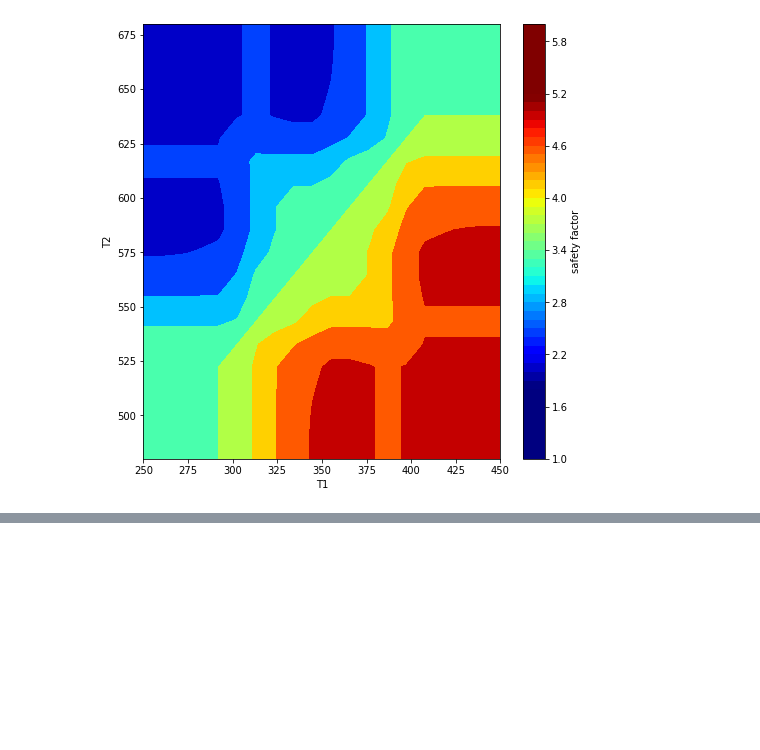
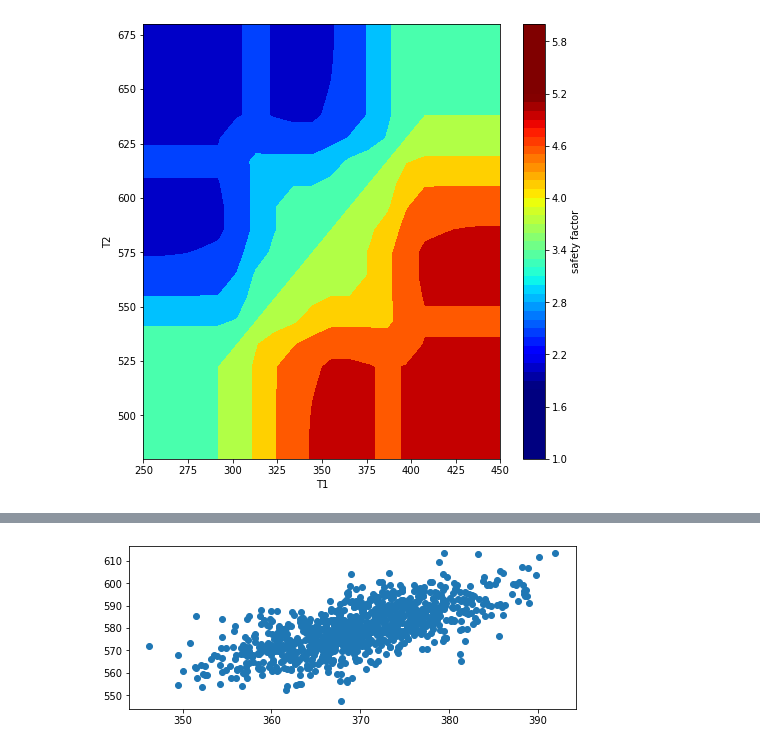
Before and after one commit to sed-group/mvmlib, a Jupyter notebook: docs/source/notebooks/TRS_example.ipynb, the cells around one changed output, grey strips where cells are left out. Saved outputs shown, nothing was run; the diff lists cells and outputs as text; code cells hidden in the pictures; blank space fills up the shorter version.

```diff
--- a/docs/source/notebooks/TRS_example.ipynb
+++ b/docs/source/notebooks/TRS_example.ipynb
@@ -224,0 +183,13 @@ $$
+# %%
+from dmLib import gaussianFunc # Import the Gaussian distribution class
+
+# Requirement specifications
+mu = np.array([370,580])
+Sigma = np.array([
+    [50, 25],
+    [75, 100],
+    ])
+Requirement = gaussianFunc(mu, Sigma, 'thermal_requirement')
+Requirement.view()
+# %% [output]
+[figure, added]
```
Also changed, not shown: parts of 16 cells of this notebook, 11 other files.
